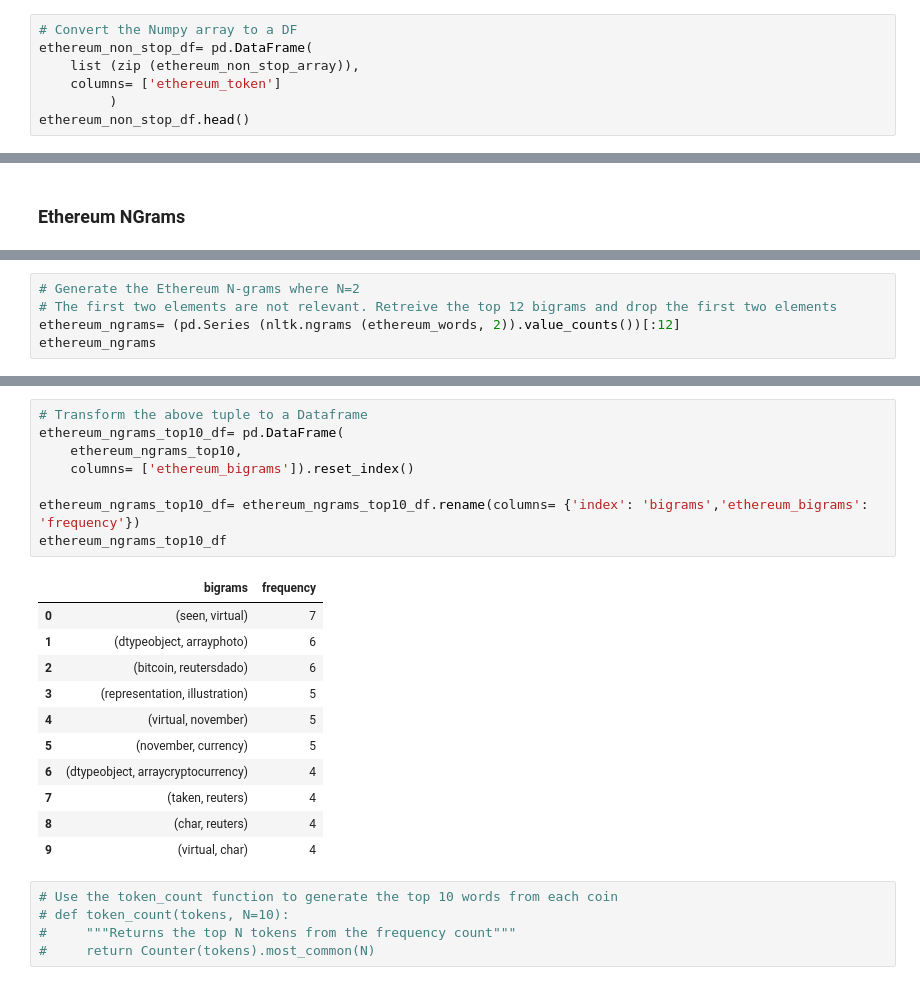
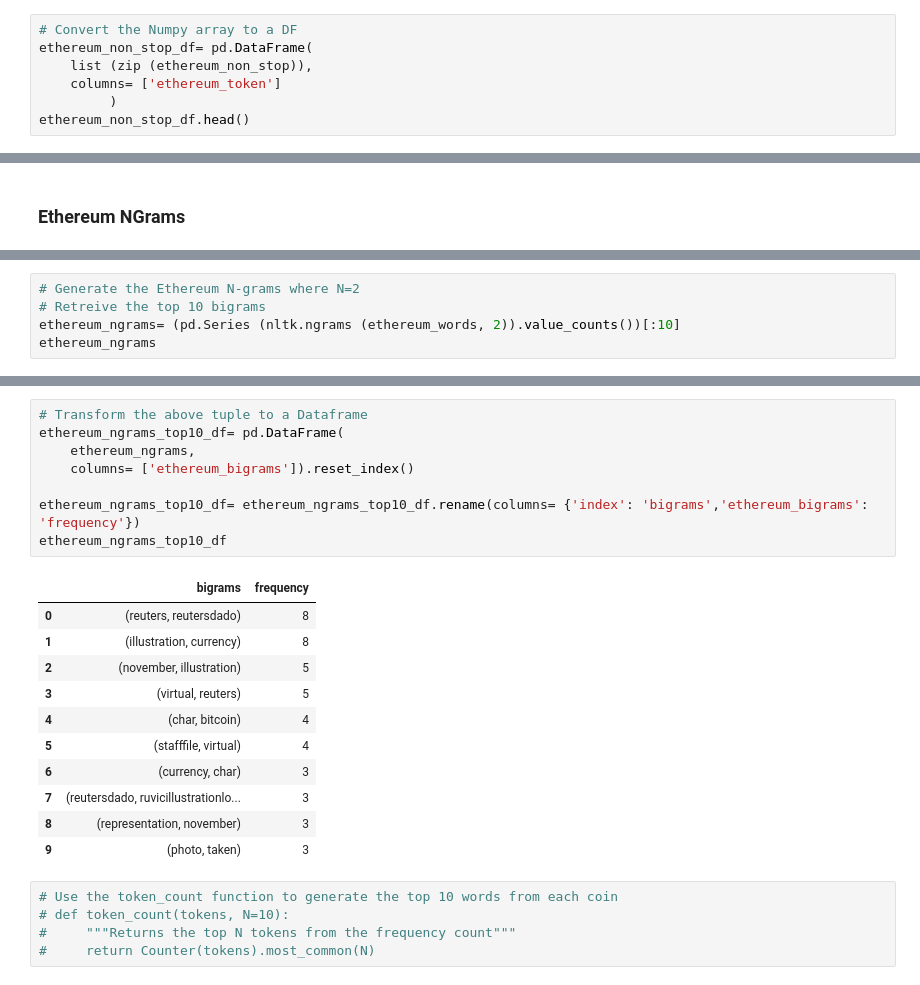
Before and after one commit to satheeshnarasimman/12_bitcoin_sentiment_score_natural_language_processing_vader_wordcloud, a Jupyter notebook: crypto_sentiment.ipynb, the cells around one changed output, grey strips where cells are left out. Saved outputs shown, nothing was run; the diff lists cells and outputs as text.

```diff
--- a/crypto_sentiment.ipynb
+++ b/crypto_sentiment.ipynb
@@ -385,7 +352,7 @@ array([['cryptocurrency', 'newlyannounced', 'support', 'bringing',
 # %%
 # Convert the Numpy array to a DF
 ethereum_non_stop_df= pd.DataFrame(
-    list (zip (ethereum_non_stop_array)),
+    list (zip (ethereum_non_stop)),
     columns= ['ethereum_token']
          )
 ethereum_non_stop_df.head()
@@ -514,6 +467,6 @@ ethereum_words[:10]
 # %%
 # Generate the Ethereum N-grams where N=2
-# The first two elements are not relevant. Retreive the top 12 bigrams and drop the first two elements
-ethereum_ngrams= (pd.Series (nltk.ngrams (ethereum_words, 2)).value_counts())[:12]
+# Retreive the top 10 bigrams
+ethereum_ngrams= (pd.Series (nltk.ngrams (ethereum_words, 2)).value_counts())[:10]
 ethereum_ngrams
 # %% [output]
@@ -549,23 +488,23 @@ dtype: int64
 # %%
 # Transform the above tuple to a Dataframe
 ethereum_ngrams_top10_df= pd.DataFrame(
-    ethereum_ngrams_top10,
+    ethereum_ngrams,
     columns= ['ethereum_bigrams']).reset_index()
 
 ethereum_ngrams_top10_df= ethereum_ngrams_top10_df.rename(columns= {'index': 'bigrams','ethereum_bigrams': 'frequency'})
 ethereum_ngrams_top10_df
 # %% [output]
 |  | bigrams | frequency |
-| 0 | (seen, virtual) | 7 |
-| 1 | (dtypeobject, arrayphoto) | 6 |
-| 2 | (bitcoin, reutersdado) | 6 |
-| 3 | (representation, illustration) | 5 |
-| 4 | (virtual, november) | 5 |
-| 5 | (november, currency) | 5 |
-| 6 | (dtypeobject, arraycryptocurrency) | 4 |
-| 7 | (taken, reuters) | 4 |
-| 8 | (char, reuters) | 4 |
-| 9 | (virtual, char) | 4 |
+| 0 | (reuters, reutersdado) | 8 |
+| 1 | (illustration, currency) | 8 |
+| 2 | (november, illustration) | 5 |
+| 3 | (virtual, reuters) | 5 |
+| 4 | (char, bitcoin) | 4 |
+| 5 | (stafffile, virtual) | 4 |
+| 6 | (currency, char) | 3 |
+| 7 | (reutersdado, ruvicillustrationlo... | 3 |
+| 8 | (representation, november) | 3 |
+| 9 | (photo, taken) | 3 |
 # %%
 # Use the token_count function to generate the top 10 words from each coin
 # def token_count(tokens, N=10):
```
Also changed, not shown: parts of 25 cells of this notebook.
